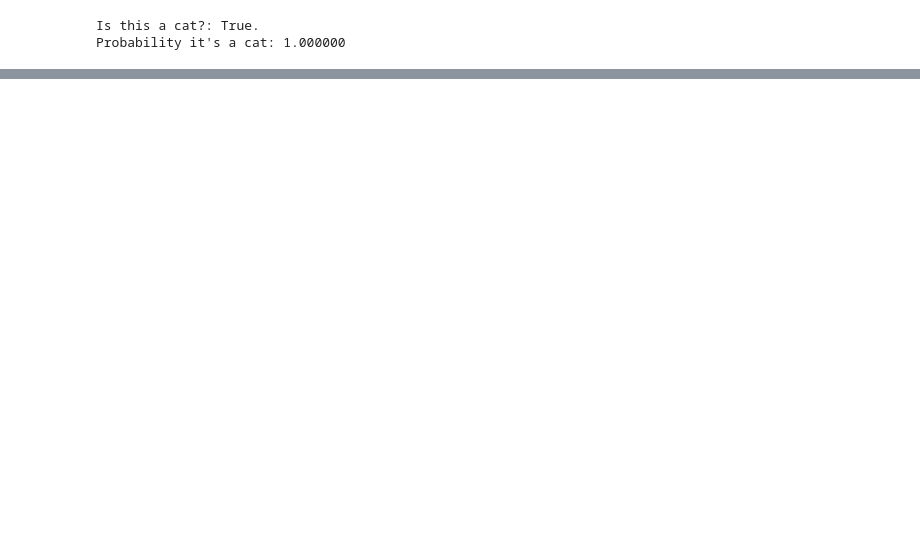
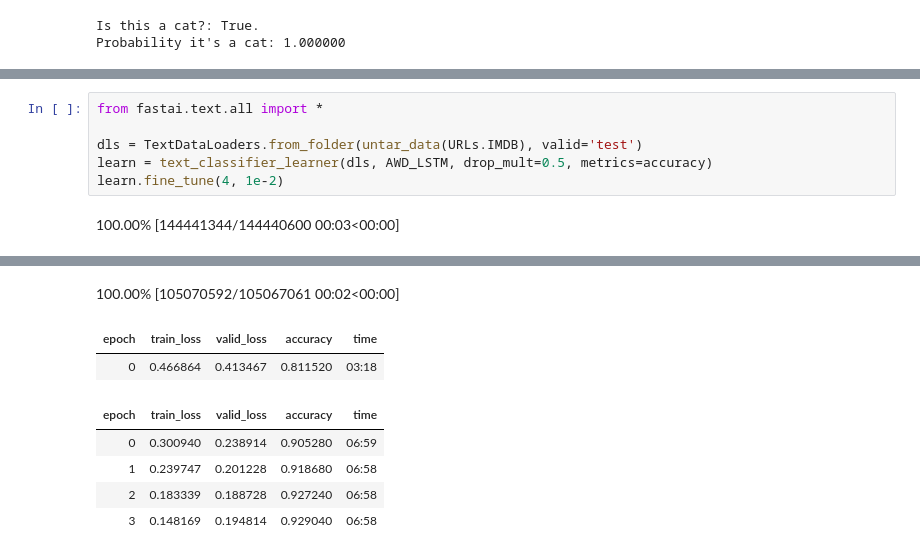
Before and after one commit to Daniel1989/fastai_course, a Jupyter notebook: fastai_01.ipynb, the cells around one changed output, grey strips where cells are left out. Drawn from its saved outputs; the diff is of its cells as text; blank space fills up the shorter version.

```diff
--- a/fastai_01.ipynb
+++ b/fastai_01.ipynb
@@ -67,0 +118,8 @@ Probability it's a cat: 1.000000
+# %%
+from fastai.text.all import *
+
+dls = TextDataLoaders.from_folder(untar_data(URLs.IMDB), valid='test')
+learn = text_classifier_learner(dls, AWD_LSTM, drop_mult=0.5, metrics=accuracy)
+learn.fine_tune(4, 1e-2)
+# %% [output]
+100.00% [144441344/144440600 00:03<00:00]
@@ -67,0 +127,8 @@ Probability it's a cat: 1.000000
+100.00% [105070592/105067061 00:02<00:00]
+| epoch | train_loss | valid_loss | accuracy | time |
+| 0 | 0.466864 | 0.413467 | 0.811520 | 03:18 |
+| epoch | train_loss | valid_loss | accuracy | time |
+| 0 | 0.300940 | 0.238914 | 0.905280 | 06:59 |
+| 1 | 0.239747 | 0.201228 | 0.918680 | 06:58 |
+| 2 | 0.183339 | 0.188728 | 0.927240 | 06:58 |
+| 3 | 0.148169 | 0.194814 | 0.929040 | 06:58 |
```
Also changed, not shown: parts of 11 cells of this notebook.
